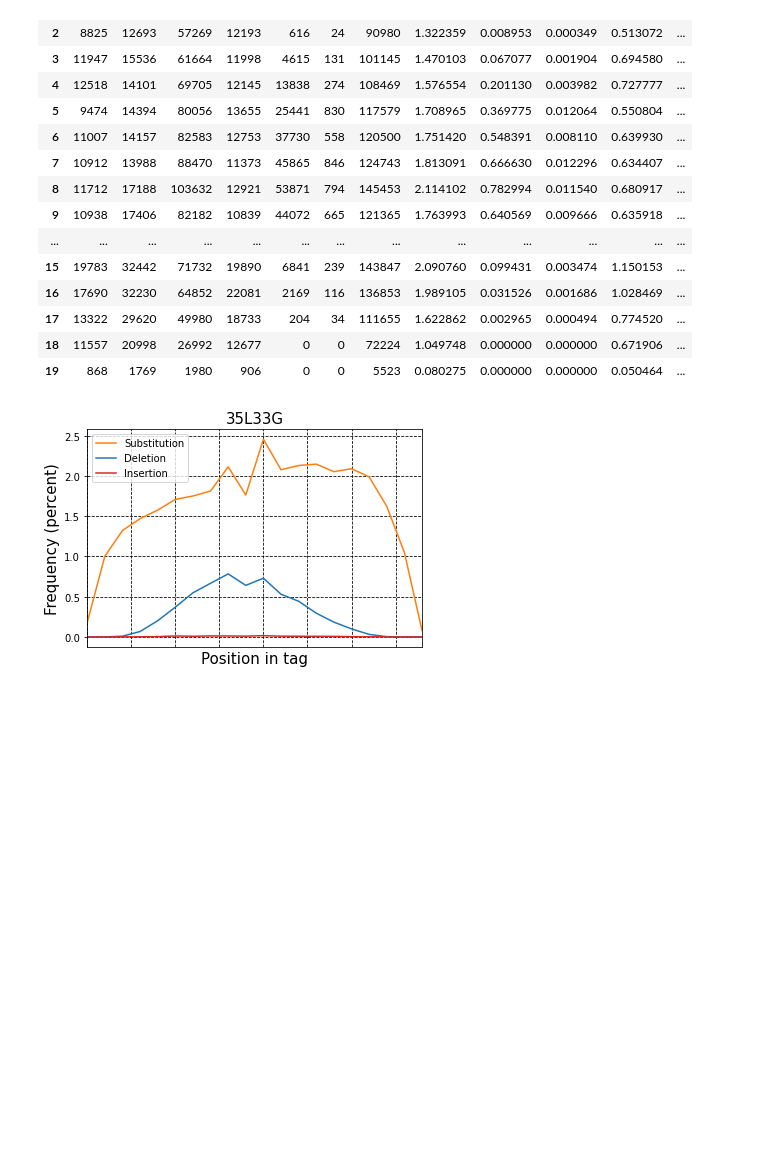
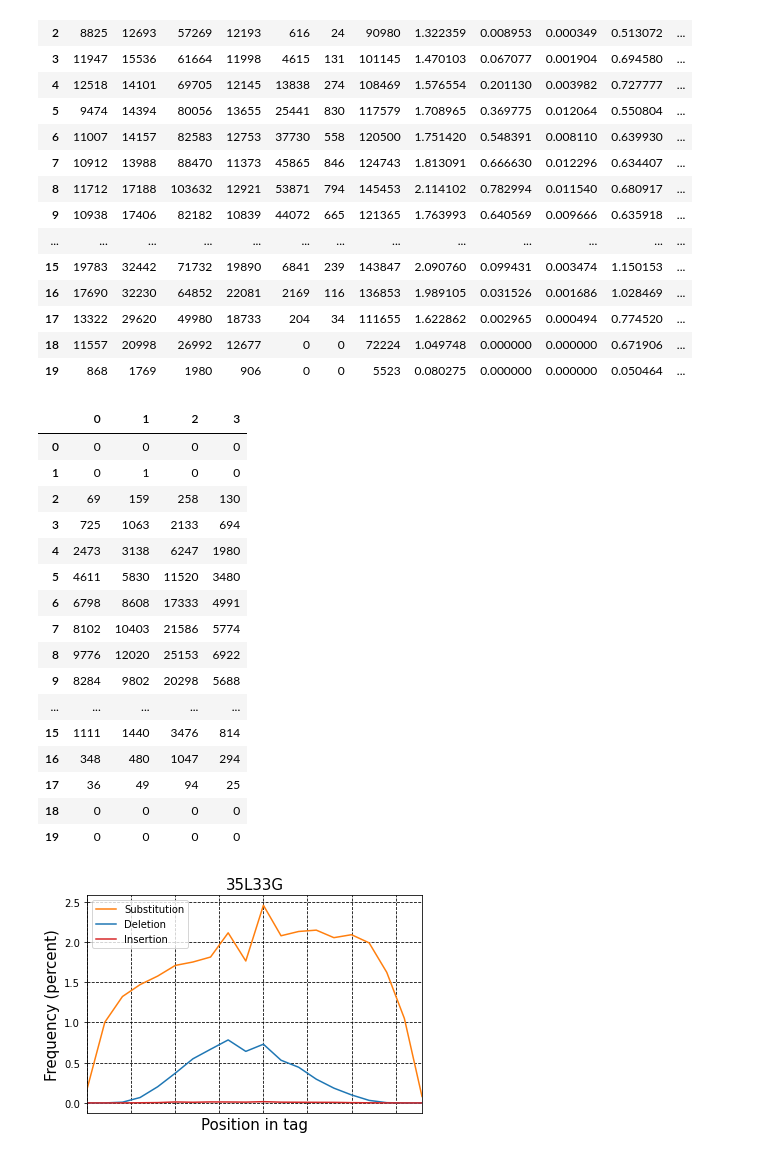
Before and after one commit to kangjunseo/Bioinformatics, a Jupyter notebook: QBioLab_Internship/Mission4.ipynb, the cells around one changed output. Drawn from its saved outputs; the diff is of its cells as text; code cells hidden in the pictures; blank space fills up the shorter version.

```diff
--- a/QBioLab_Internship/Mission4.ipynb
+++ b/QBioLab_Internship/Mission4.ipynb
@@ -266,3 +266,23 @@ sub_df
 | 17 | 13322 | 29620 | 49980 | 18733 | 204 | 34 | 111655 | 1.622862 | 0.002965 | 0.000494 | 0.774520 | ... |
 | 18 | 11557 | 20998 | 26992 | 12677 | 0 | 0 | 72224 | 1.049748 | 0.000000 | 0.000000 | 0.671906 | ... |
 | 19 | 868 | 1769 | 1980 | 906 | 0 | 0 | 5523 | 0.080275 | 0.000000 | 0.000000 | 0.050464 | ... |
+# %%
+D_df
+# %% [output]
+|  | 0 | 1 | 2 | 3 |
+| 0 | 0 | 0 | 0 | 0 |
+| 1 | 0 | 1 | 0 | 0 |
+| 2 | 69 | 159 | 258 | 130 |
+| 3 | 725 | 1063 | 2133 | 694 |
+| 4 | 2473 | 3138 | 6247 | 1980 |
+| 5 | 4611 | 5830 | 11520 | 3480 |
+| 6 | 6798 | 8608 | 17333 | 4991 |
+| 7 | 8102 | 10403 | 21586 | 5774 |
+| 8 | 9776 | 12020 | 25153 | 6922 |
+| 9 | 8284 | 9802 | 20298 | 5688 |
+| ... | ... | ... | ... | ... |
+| 15 | 1111 | 1440 | 3476 | 814 |
+| 16 | 348 | 480 | 1047 | 294 |
+| 17 | 36 | 49 | 94 | 25 |
+| 18 | 0 | 0 | 0 | 0 |
+| 19 | 0 | 0 | 0 | 0 |
```
Also changed, not shown: parts of 1 cell of this notebook.
